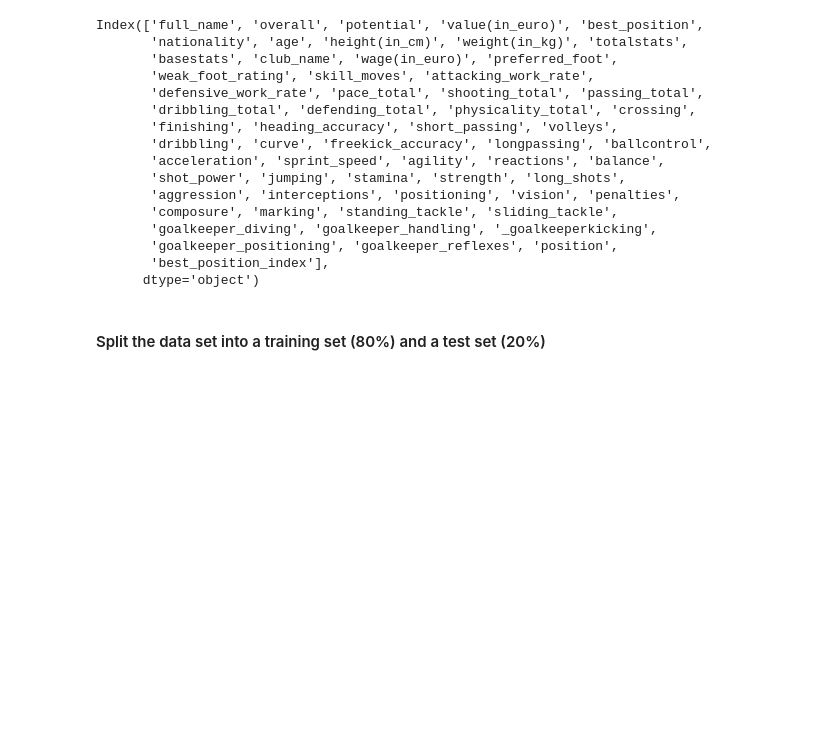
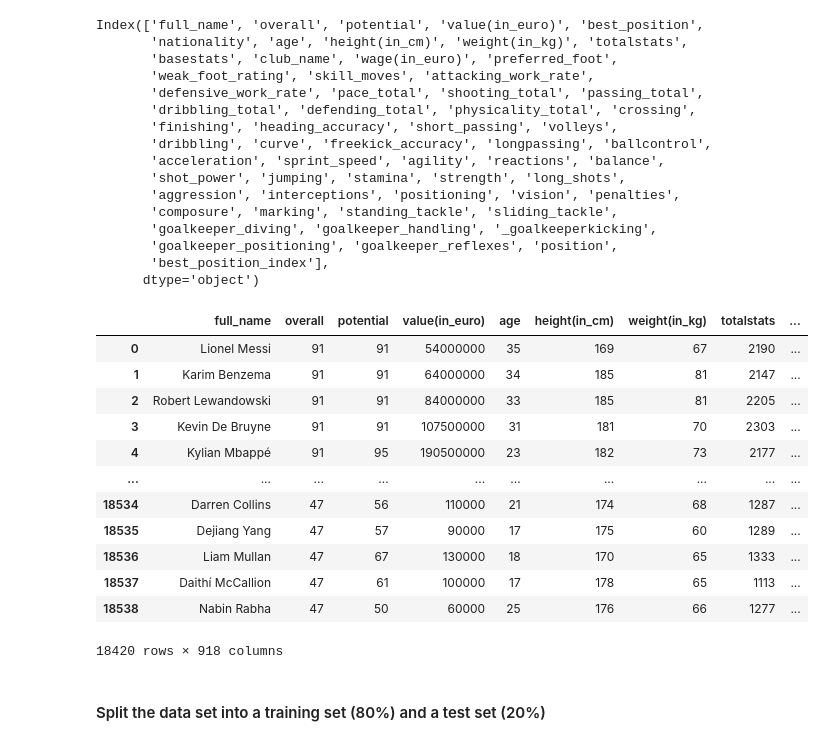
Before and after one commit to bradleyiversen21/ITEC4700_FinalProject, a Jupyter notebook: Project_Notebook.ipynb, the cells around one changed output. Cells and saved outputs as stored; diff of their text form; code cells hidden in the pictures; blank space fills up the shorter version.

```diff
--- a/Project_Notebook.ipynb
+++ b/Project_Notebook.ipynb
@@ -387 +528,17 @@ Index(['full_name', 'overall', 'potential', 'value(in_euro)', 'best_position',
+# %%
+df_ohe
+# %% [output]
+|  | full_name | overall | potential | value(in_euro) | age | height(in_cm) | weight(in_kg) | totalstats | ... |
+| 0 | Lionel Messi | 91 | 91 | 54000000 | 35 | 169 | 67 | 2190 | ... |
+| 1 | Karim Benzema | 91 | 91 | 64000000 | 34 | 185 | 81 | 2147 | ... |
+| 2 | Robert Lewandowski | 91 | 91 | 84000000 | 33 | 185 | 81 | 2205 | ... |
+| 3 | Kevin De Bruyne | 91 | 91 | 107500000 | 31 | 181 | 70 | 2303 | ... |
+| 4 | Kylian Mbappé | 91 | 95 | 190500000 | 23 | 182 | 73 | 2177 | ... |
+| ... | ... | ... | ... | ... | ... | ... | ... | ... | ... |
+| 18534 | Darren Collins | 47 | 56 | 110000 | 21 | 174 | 68 | 1287 | ... |
+| 18535 | Dejiang Yang | 47 | 57 | 90000 | 17 | 175 | 60 | 1289 | ... |
+| 18536 | Liam Mullan | 47 | 67 | 130000 | 18 | 170 | 65 | 1333 | ... |
+| 18537 | Daithí McCallion | 47 | 61 | 100000 | 17 | 178 | 65 | 1113 | ... |
+| 18538 | Nabin Rabha | 47 | 50 | 60000 | 25 | 176 | 66 | 1277 | ... |
+18420 rows × 918 columns
 # %%
```
Also changed, not shown: parts of 67 cells of this notebook.
